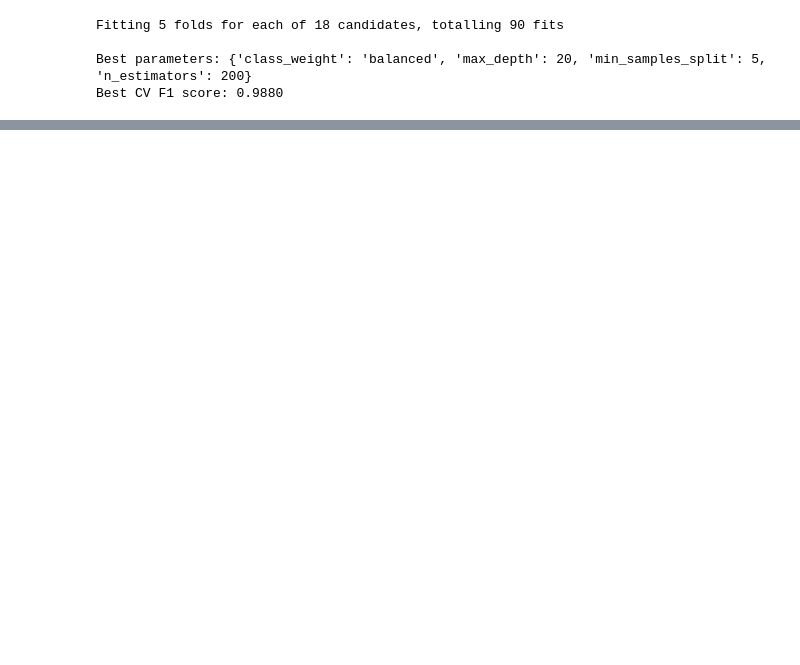
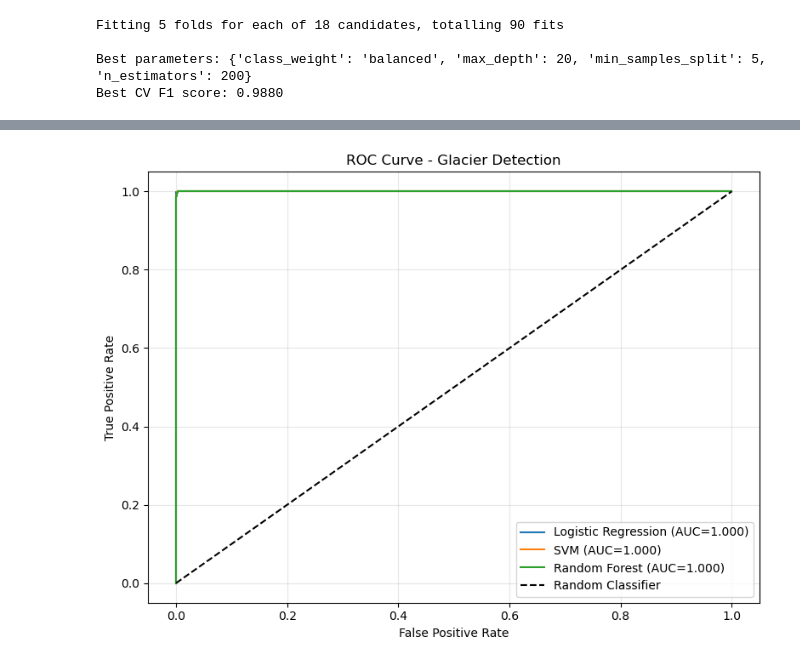
Before and after one commit to Dhruv-baner/st443-group-project, a Jupyter notebook: notebooks/task_1.ipynb, the cells around one changed output, grey strips where cells are left out. Saved outputs shown, nothing was run; the diff lists cells and outputs as text; code cells hidden in the pictures; blank space fills up the shorter version.

```diff
--- a/notebooks/task_1.ipynb
+++ b/notebooks/task_1.ipynb
@@ -2208,0 +2375,28 @@ Best CV F1 score: 0.9880
+# %%
+from sklearn.metrics import roc_curve, roc_auc_score
+
+fig, ax = plt.subplots(figsize=(8, 6))
+
+for name, model in models.items():
+    if hasattr(model, 'predict_proba'):
+        y_scores = model.predict_proba(X_test_pca)[:, 1]
+    else:
+        y_scores = model.decision_function(X_test_pca)
+
+    fpr, tpr, _ = roc_curve(y_test_binary, y_scores)
+    auc = roc_auc_score(y_test_binary, y_scores)
+
+    ax.plot(fpr, tpr, label=f'{name} (AUC={auc:.3f})')
+
+ax.plot([0, 1], [0, 1], 'k--', label='Random Classifier')
+ax.set_xlabel('False Positive Rate')
+ax.set_ylabel('True Positive Rate')
+ax.set_title('ROC Curve - Glacier Detection')
+ax.legend(loc='lower right')
+ax.grid(True, alpha=0.3)
+
+plt.tight_layout()
+plt.savefig('roc_curve.png', dpi=300, bbox_inches='tight')
+plt.show()
+# %% [output]
+[figure, added]
```
Also changed, not shown: parts of 16 cells of this notebook.
